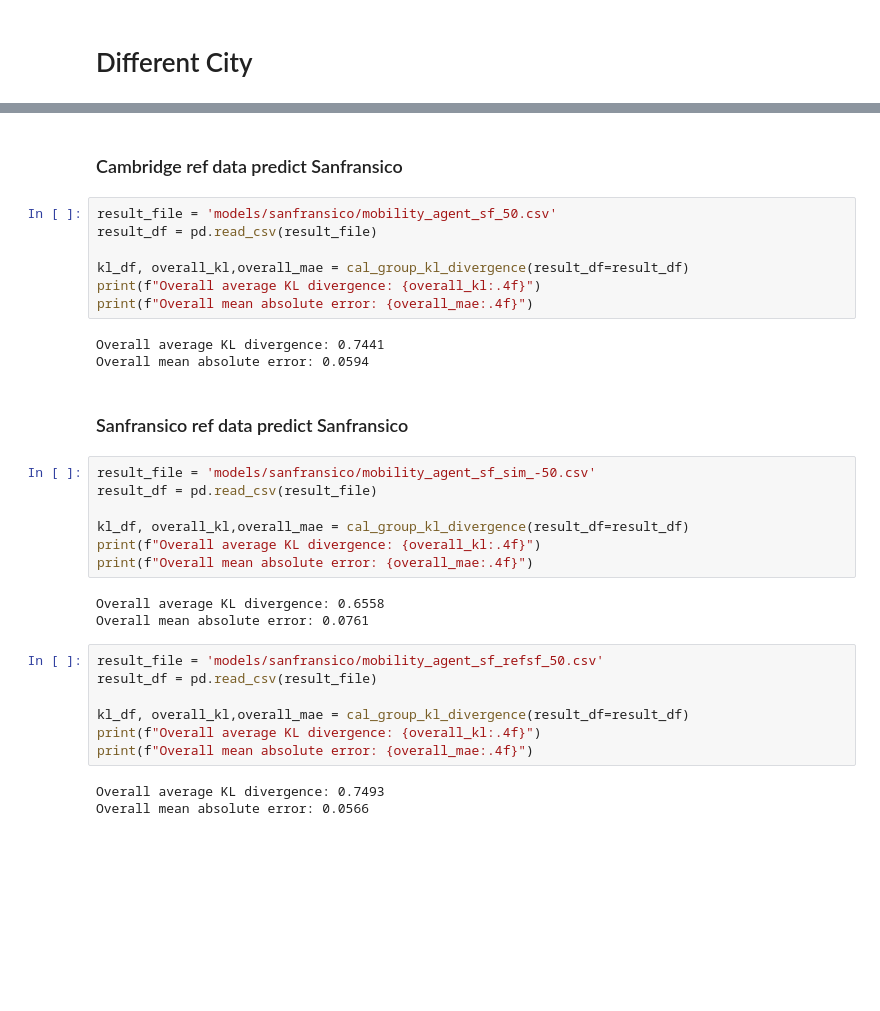
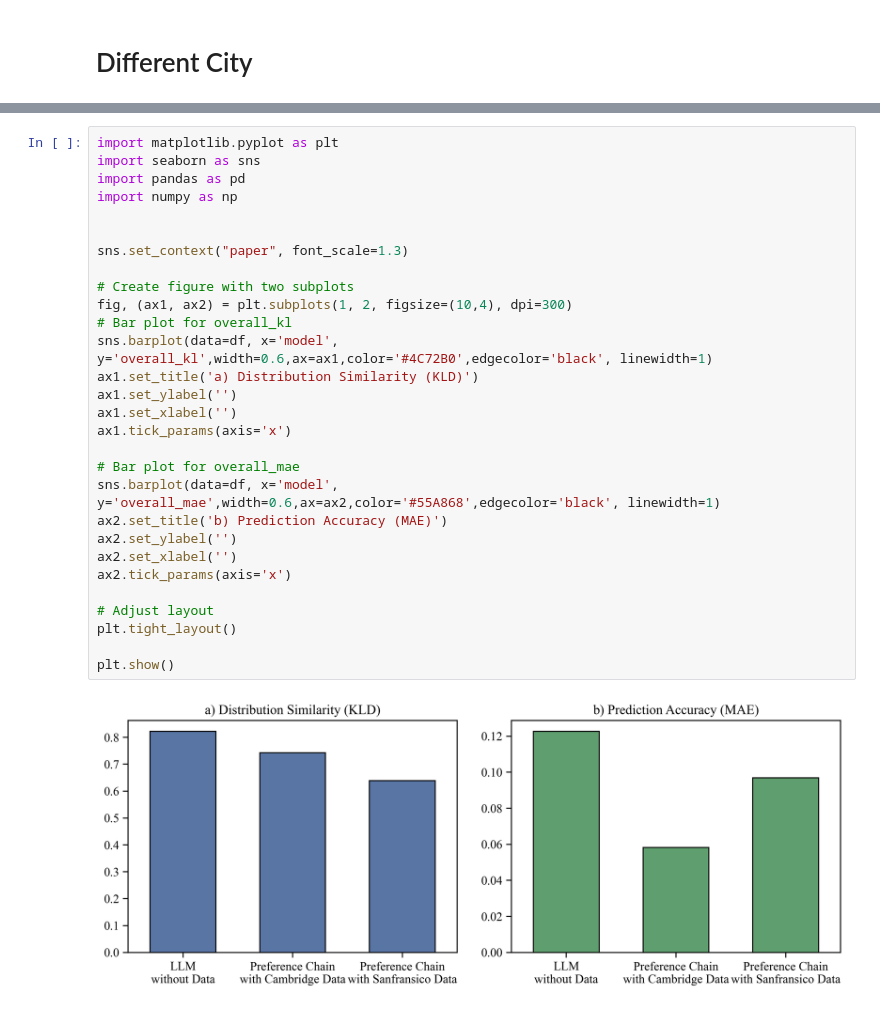
Before and after one commit to kekehurry/mobility_agent, a Jupyter notebook: exp1_step2_analysis.ipynb, the cells around one changed output, grey strips where cells are left out. Saved outputs shown, nothing was run; the diff lists cells and outputs as text; blank space fills up the shorter version.

```diff
--- a/exp1_step2_analysis.ipynb
+++ b/exp1_step2_analysis.ipynb
@@ -656,34 +607,31 @@ Overall mean absolute error: 0.1321
-# %% [markdown]
-### Cambridge ref data predict Sanfransico
-# %%
-result_file = 'models/sanfransico/mobility_agent_sf_50.csv'
-result_df = pd.read_csv(result_file)
-
-kl_df, overall_kl,overall_mae = cal_group_kl_divergence(result_df=result_df)
-print(f"Overall average KL divergence: {overall_kl:.4f}")
-print(f"Overall mean absolute error: {overall_mae:.4f}")
-# %% [output]
-Overall average KL divergence: 0.7441
-Overall mean absolute error: 0.0594
-# %% [markdown]
-### Sanfransico ref data predict Sanfransico
-# %%
-result_file = 'models/sanfransico/mobility_agent_sf_sim_-50.csv'
-result_df = pd.read_csv(result_file)
-
-kl_df, overall_kl,overall_mae = cal_group_kl_divergence(result_df=result_df)
-print(f"Overall average KL divergence: {overall_kl:.4f}")
-print(f"Overall mean absolute error: {overall_mae:.4f}")
-# %% [output]
-Overall average KL divergence: 0.6558
-Overall mean absolute error: 0.0761
-# %%
-result_file = 'models/sanfransico/mobility_agent_sf_refsf_50.csv'
-result_df = pd.read_csv(result_file)
-
-kl_df, overall_kl,overall_mae = cal_group_kl_divergence(result_df=result_df)
-print(f"Overall average KL divergence: {overall_kl:.4f}")
-print(f"Overall mean absolute error: {overall_mae:.4f}")
-# %% [output]
-Overall average KL divergence: 0.7493
-Overall mean absolute error: 0.0566
+# %%
+import matplotlib.pyplot as plt
+import seaborn as sns
+import pandas as pd
+import numpy as np
+
+
+sns.set_context("paper", font_scale=1.3)
+
+# Create figure with two subplots
+fig, (ax1, ax2) = plt.subplots(1, 2, figsize=(10,4), dpi=300)
+# Bar plot for overall_kl
+sns.barplot(data=df, x='model', y='overall_kl',width=0.6,ax=ax1,color='#4C72B0',edgecolor='black', linewidth=1)
+ax1.set_title('a) Distribution Similarity (KLD)')
+ax1.set_ylabel('')
+ax1.set_xlabel('')
+ax1.tick_params(axis='x')
+
+# Bar plot for overall_mae
+sns.barplot(data=df, x='model', y='overall_mae',width=0.6,ax=ax2,color='#55A868',edgecolor='black', linewidth=1)
+ax2.set_title('b) Prediction Accuracy (MAE)')
+ax2.set_ylabel('')
+ax2.set_xlabel('')
+ax2.tick_params(axis='x')
+
+# Adjust layout
+plt.tight_layout()
+
+plt.show()
+# %% [output]
+[figure, added]
```
Also changed, not shown: parts of 12 cells of this notebook, 35 other files.
